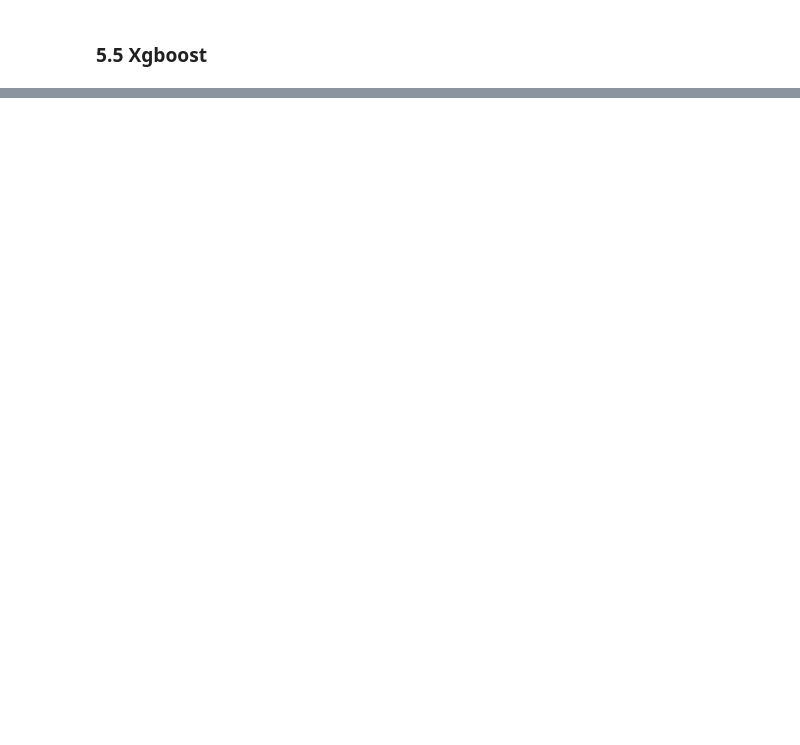
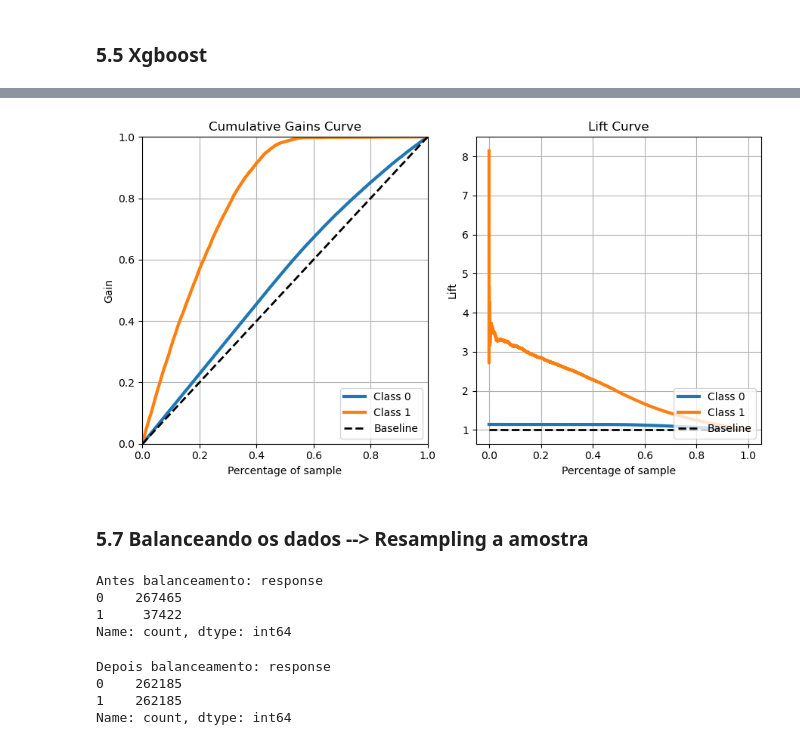
Before and after one commit to leandraresende/propensao-compra, a Jupyter notebook: propensao-compra.ipynb, the cells around one changed output, grey strips where cells are left out. Saved outputs shown, nothing was run; the diff lists cells and outputs as text; code cells hidden in the pictures; blank space fills up the shorter version.

```diff
--- a/propensao-compra.ipynb
+++ b/propensao-compra.ipynb
@@ -650,0 +688,21 @@ Precision at k: 0.39215686274509803
+# %%
+model_et = en.ExtraTreesClassifier(n_estimators=160, max_depth=17)
+model_et.fit(x_train, y_train)
+yhat_et = model_et.predict_proba(x_validation)
+
+fig, axes = plt.subplots(1, 2, figsize=(9, 5))
+skplt.metrics.plot_cumulative_gain(y_validation, yhat_et, ax=axes[0]);
+skplt.metrics.plot_lift_curve(y_validation, yhat_et, ax=axes[1]);
+plt.tight_layout()
+plt.show()
+# %% [output]
+[figure, added]
+# %% [markdown]
+### 5.7 Balanceando os dados --> Resampling a amostra
+# %%
+print('Antes balanceamento: {}'.format(y_train.value_counts()))
+# %% [output]
+Antes balanceamento: response
+0    267465
+1     37422
+Name: count, dtype: int64
@@ -650,0 +711,7 @@ Precision at k: 0.39215686274509803
+# %%
+print('Depois balanceamento: {}'.format(y_train_res.value_counts()))
+# %% [output]
+Depois balanceamento: response
+0    262185
+1    262185
+Name: count, dtype: int64
```
Also changed, not shown: parts of 73 cells of this notebook.
